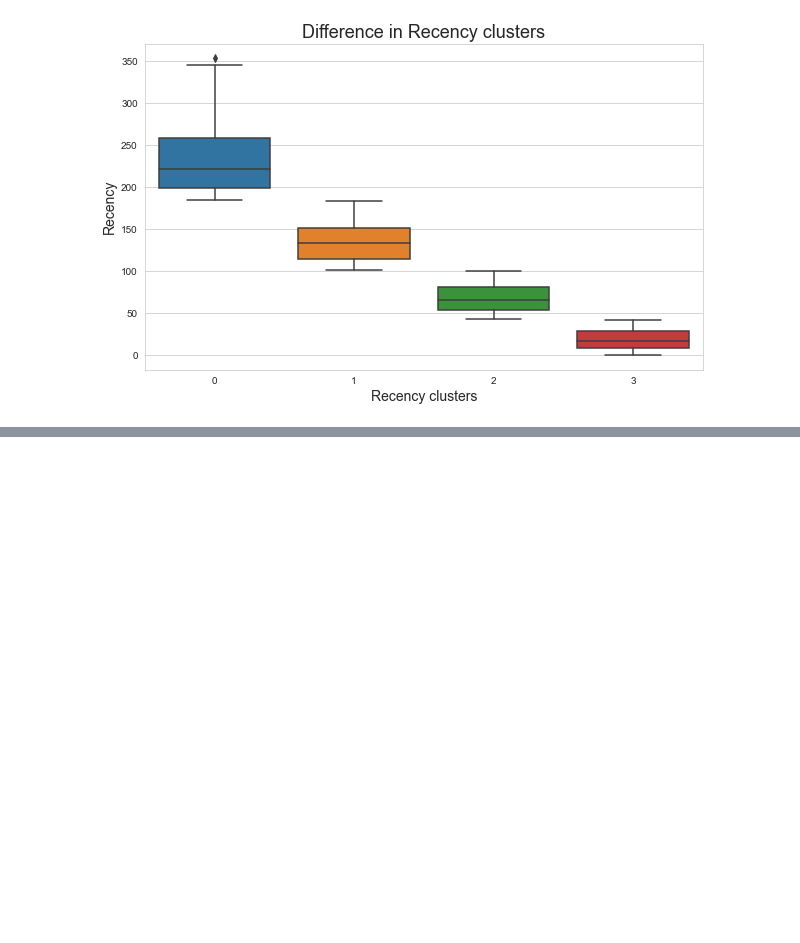
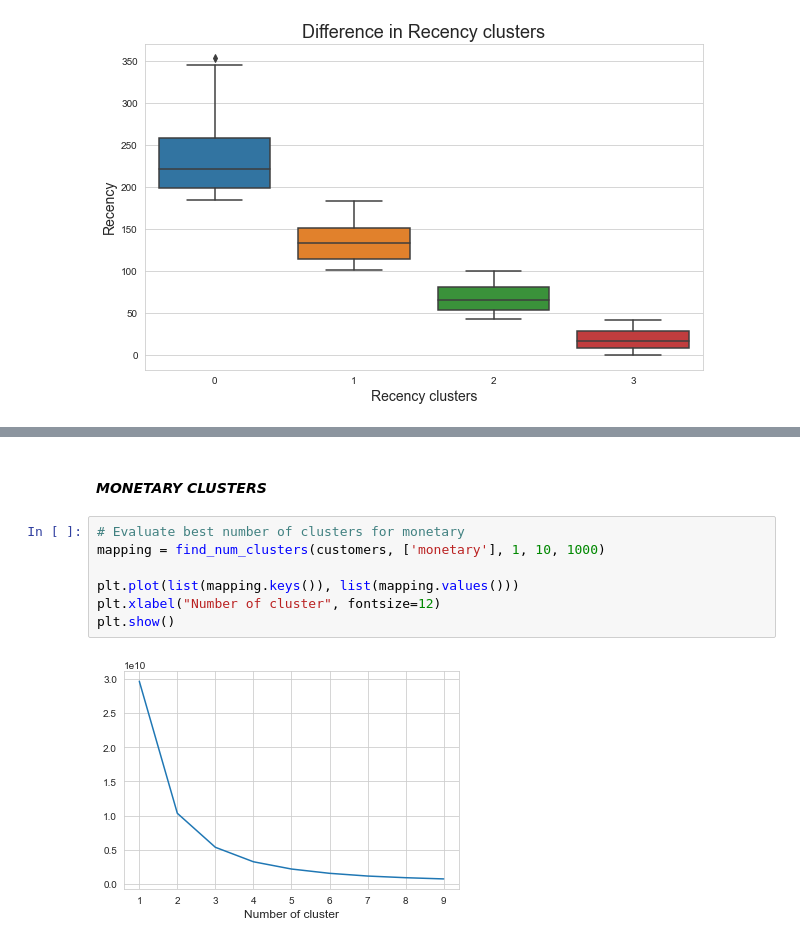
Before and after one commit to simo2712/VI_kpmg_data_analytics, a Jupyter notebook: Task_2/Task 2.2 - Data Insights.ipynb, the cells around one changed output, grey strips where cells are left out. Drawn from its saved outputs; the diff is of its cells as text; blank space fills up the shorter version.

```diff
--- a/Task_2/Task 2.2 - Data Insights.ipynb
+++ b/Task_2/Task 2.2 - Data Insights.ipynb
@@ -719,0 +764,11 @@ plt.show()
+# %% [markdown]
+#### *MONETARY CLUSTERS*
+# %%
+# Evaluate best number of clusters for monetary
+mapping = find_num_clusters(customers, ['monetary'], 1, 10, 1000)
+
+plt.plot(list(mapping.keys()), list(mapping.values()))
+plt.xlabel("Number of cluster", fontsize=12)
+plt.show()
+# %% [output]
+[figure, added]
```
Also changed, not shown: parts of 26 cells of this notebook.
